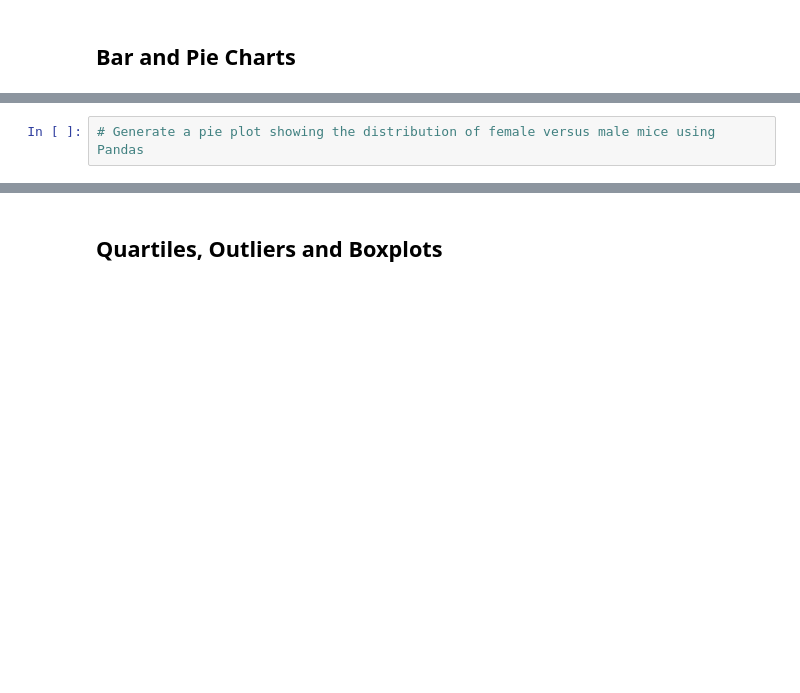
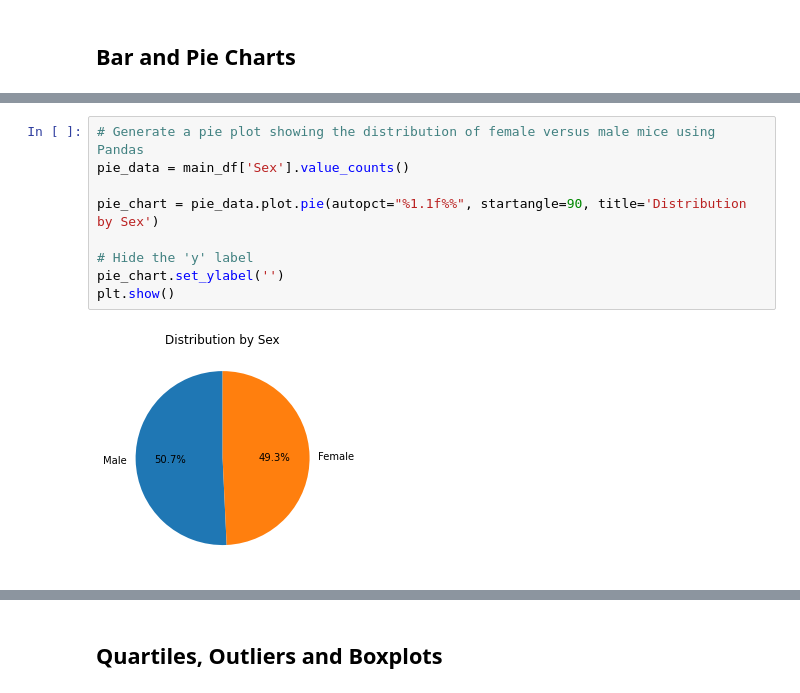
Before and after one commit to c-daily/matplotlib, a Jupyter notebook: 05-Matplotlib/Instructions/Pymaceuticals/pymaceuticals_starter.ipynb, the cells around one changed output, grey strips where cells are left out. Saved outputs shown, nothing was run; the diff lists cells and outputs as text; blank space fills up the shorter version.

```diff
--- a/05-Matplotlib/Instructions/Pymaceuticals/pymaceuticals_starter.ipynb
+++ b/05-Matplotlib/Instructions/Pymaceuticals/pymaceuticals_starter.ipynb
@@ -90,4 +112,13 @@ reg_df
 # %%
 # Generate a pie plot showing the distribution of female versus male mice using Pandas
+pie_data = main_df['Sex'].value_counts()
+
+pie_chart = pie_data.plot.pie(autopct="%1.1f%%", startangle=90, title='Distribution by Sex')
+
+# Hide the 'y' label
+pie_chart.set_ylabel('')
+plt.show()
+# %% [output]
+[figure, added]
 # %%
 # Generate a pie plot showing the distribution of female versus male mice using pyplot
```
Also changed, not shown: parts of 14 cells of this notebook.
